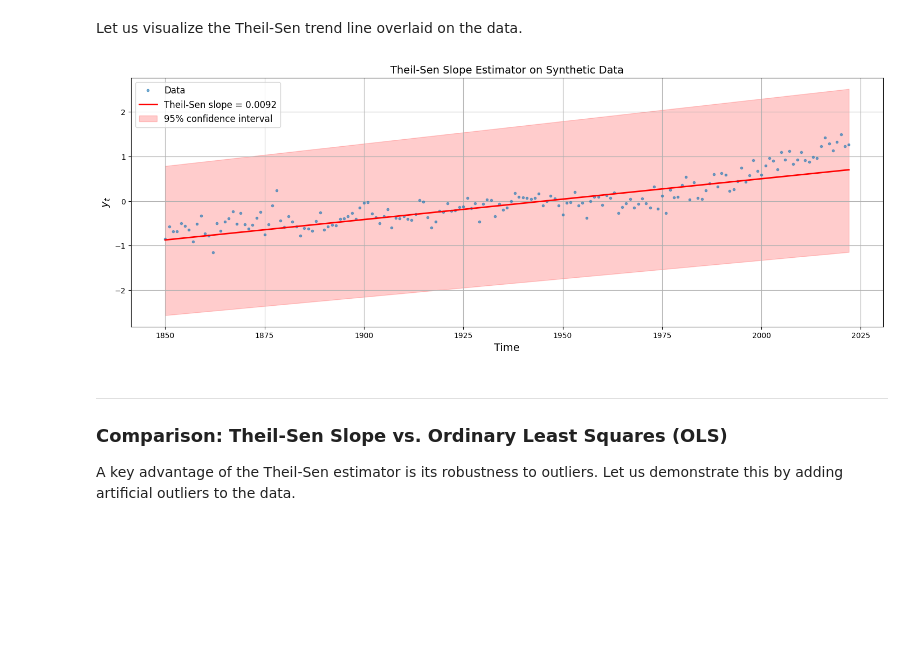
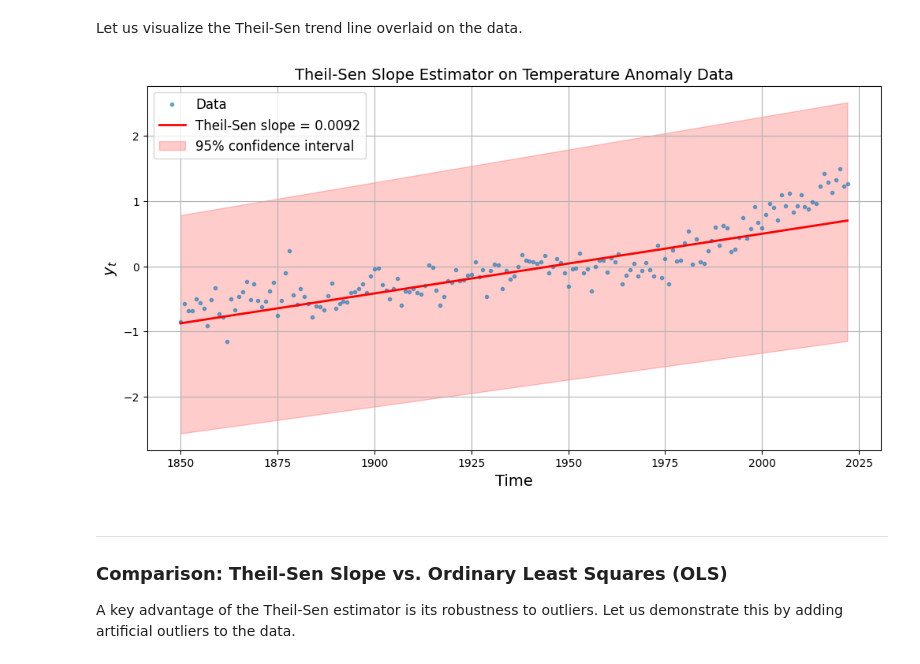
Before and after one commit to soga-lab/NFDI4earth-workshop-032026, a Jupyter notebook: Tag2/Python/9_Trend_analysis_Mann_Kendall_Theil_Sen.ipynb, the cells around one changed output. Saved outputs shown, nothing was run; the diff lists cells and outputs as text; code cells hidden in the pictures; blank space fills up the shorter version.

Commit message:
update theil_sen file

```diff
--- a/Tag2/Python/9_Trend_analysis_Mann_Kendall_Theil_Sen.ipynb
+++ b/Tag2/Python/9_Trend_analysis_Mann_Kendall_Theil_Sen.ipynb
@@ -218,31 +215,31 @@ Intercept:          -17.833428
 # %% [markdown]
 Let us visualize the Theil-Sen trend line overlaid on the data.
 # %%
-plt.figure(figsize=(18, 6))
+plt.figure(figsize=(12, 6))
 plt.plot(y.index.year, y, "o", markersize=3, label="Data", alpha=0.6)
 plt.plot(
     y.index.year,
     ts_result.intercept + ts_result.slope * y.index.year,
     "r-",
     linewidth=2,
     label=f"Theil-Sen slope = {ts_result.slope:.4f}",
 )
 plt.fill_between(
     y.index.year,
     ts_result.intercept + ts_result.low_slope * y.index.year,
     ts_result.intercept + ts_result.high_slope * y.index.year,
     alpha=0.2,
     color="red",
     label="95% confidence interval",
 )
-plt.title("Theil-Sen Slope Estimator on Synthetic Data", fontsize=14)
+plt.title("Theil-Sen Slope Estimator on Temperature Anomaly Data", fontsize=14)
 plt.xlabel("Time", fontsize=14)
 plt.ylabel("$y_t$", fontsize=14)
 plt.legend(fontsize=12)
 plt.grid()
 plt.show()
 # %% [output]
-[figure, old version]
+[figure, new version]
 # %% [markdown]
 ***
 
```
Also changed, not shown: parts of 8 cells of this notebook.
